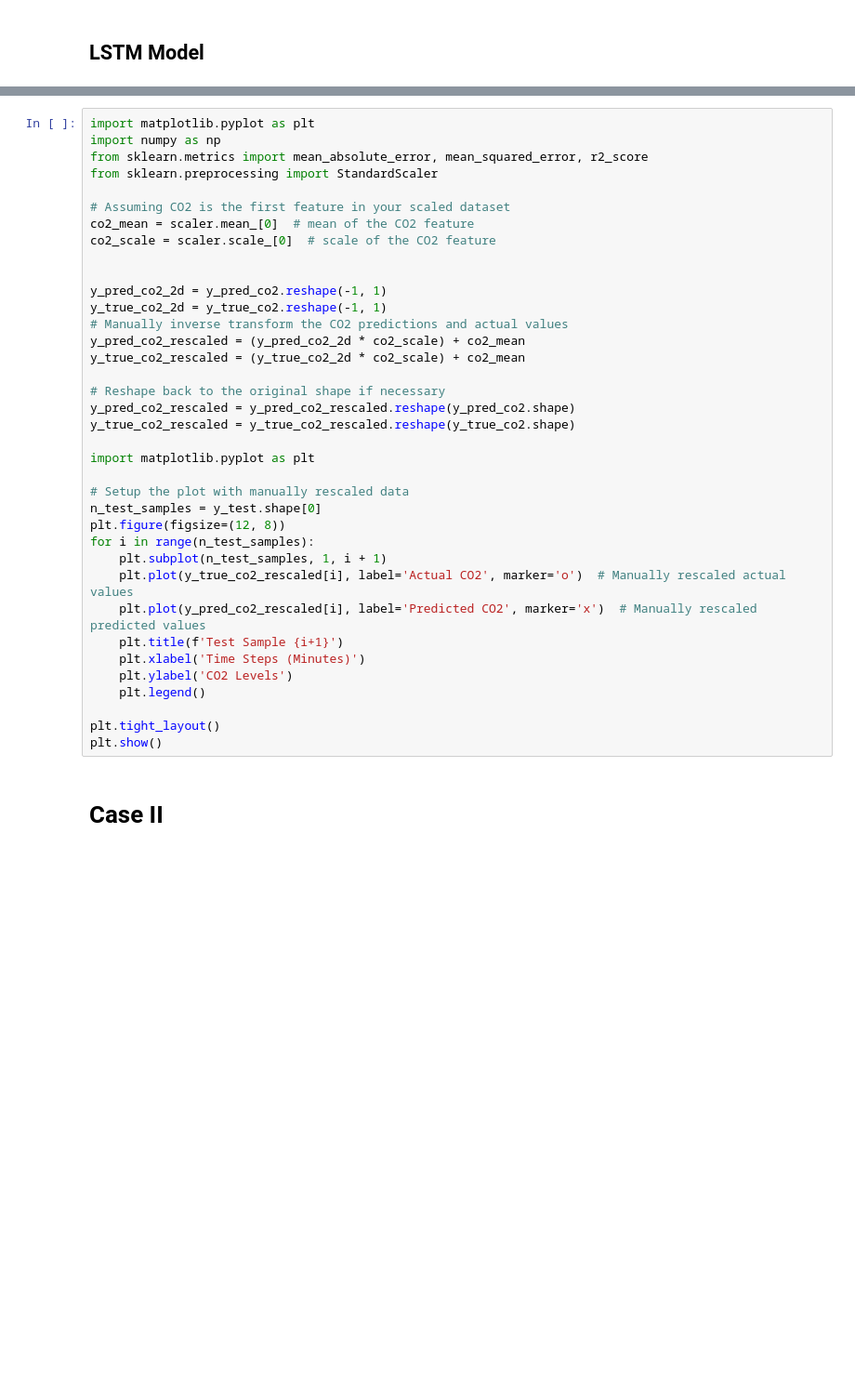
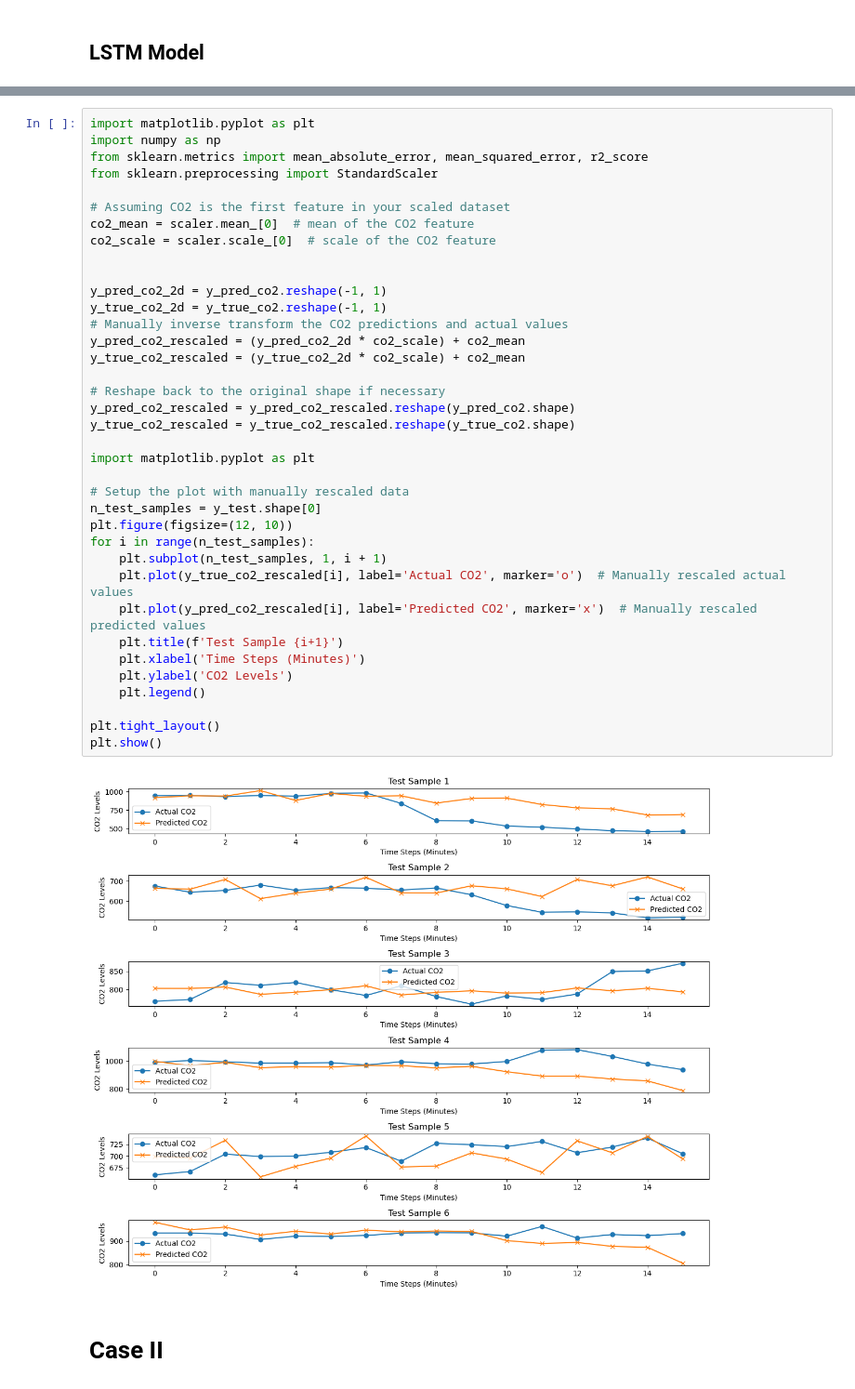
Before and after one commit to coreyddsc/aranet4-project, a Jupyter notebook: coreyd.dsc_temporary/lecture_tf_lstm_rnn.ipynb, the cells around one changed output, grey strips where cells are left out. Shown at 93% size. Cells and saved outputs as stored; diff of their text form; blank space fills up the shorter version.

```diff
--- a/coreyd.dsc_temporary/lecture_tf_lstm_rnn.ipynb
+++ b/coreyd.dsc_temporary/lecture_tf_lstm_rnn.ipynb
@@ -425,33 +545,35 @@ from sklearn.preprocessing import StandardScaler
 # Assuming CO2 is the first feature in your scaled dataset
 co2_mean = scaler.mean_[0]  # mean of the CO2 feature
 co2_scale = scaler.scale_[0]  # scale of the CO2 feature
 
 
 y_pred_co2_2d = y_pred_co2.reshape(-1, 1)
 y_true_co2_2d = y_true_co2.reshape(-1, 1)
 # Manually inverse transform the CO2 predictions and actual values
 y_pred_co2_rescaled = (y_pred_co2_2d * co2_scale) + co2_mean
 y_true_co2_rescaled = (y_true_co2_2d * co2_scale) + co2_mean
 
 # Reshape back to the original shape if necessary
 y_pred_co2_rescaled = y_pred_co2_rescaled.reshape(y_pred_co2.shape)
 y_true_co2_rescaled = y_true_co2_rescaled.reshape(y_true_co2.shape)
 
 import matplotlib.pyplot as plt
 
 # Setup the plot with manually rescaled data
 n_test_samples = y_test.shape[0]
-plt.figure(figsize=(12, 8))
+plt.figure(figsize=(12, 10))
 for i in range(n_test_samples):
     plt.subplot(n_test_samples, 1, i + 1)
     plt.plot(y_true_co2_rescaled[i], label='Actual CO2', marker='o')  # Manually rescaled actual values
     plt.plot(y_pred_co2_rescaled[i], label='Predicted CO2', marker='x')  # Manually rescaled predicted values
     plt.title(f'Test Sample {i+1}')
     plt.xlabel('Time Steps (Minutes)')
     plt.ylabel('CO2 Levels')
     plt.legend()
 
 plt.tight_layout()
 plt.show()
+# %% [output]
+[figure, added]
 # %% [markdown]
 # Case II
```
Also changed, not shown: parts of 31 cells of this notebook, 1 other file.
